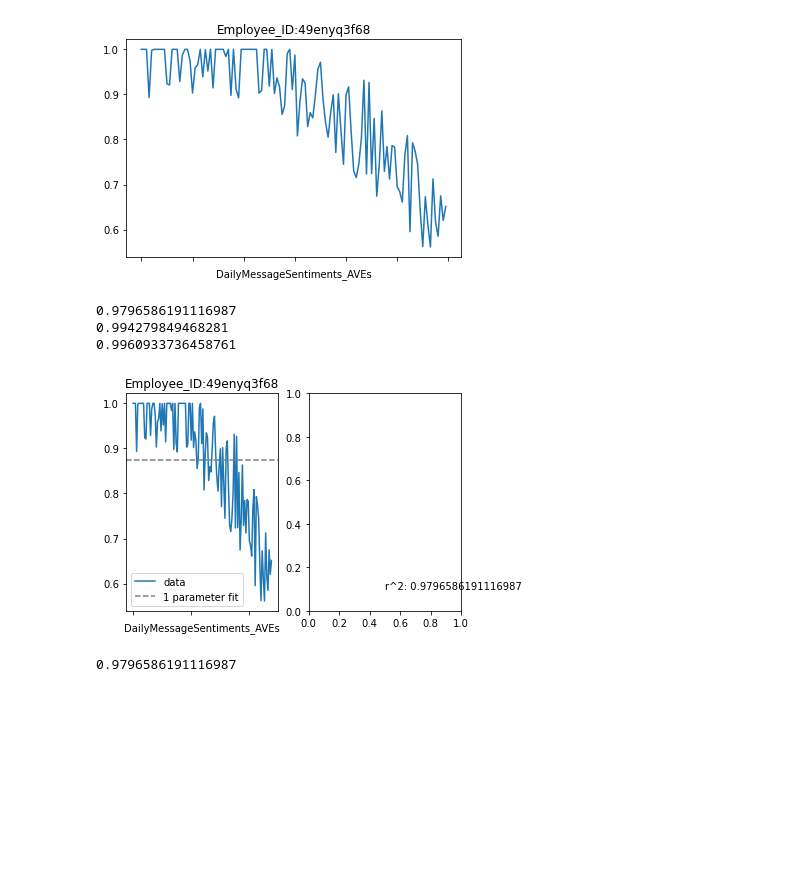
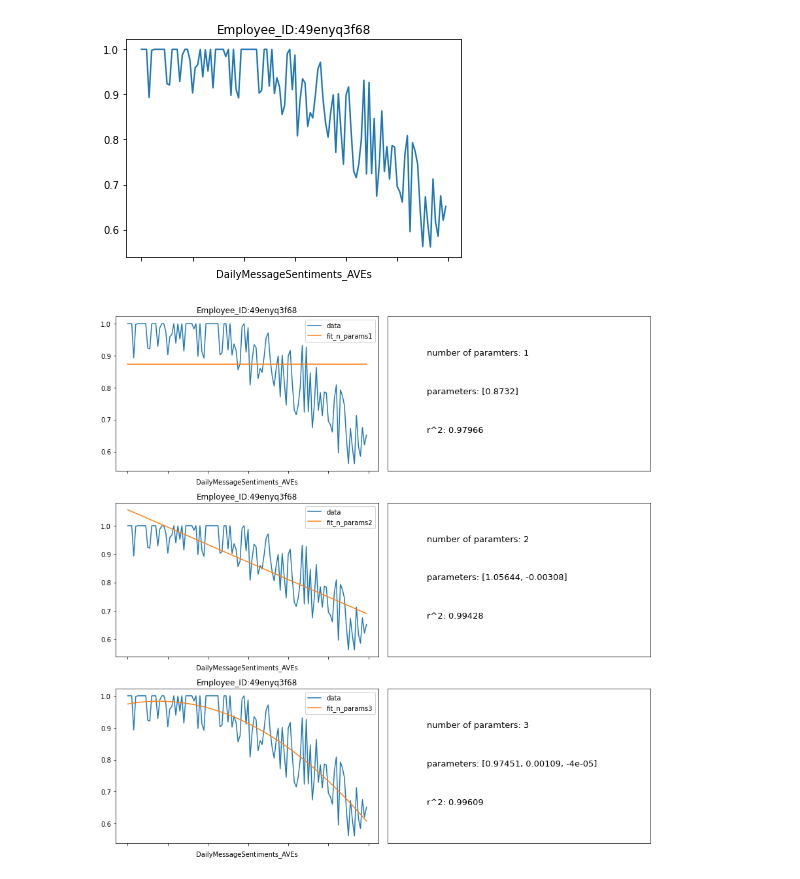
Before and after one commit to PacktPublishing/Zero-to-Hero-Data-Preparation-Workshop, a Jupyter notebook: ch2/generate_figures.ipynb, the cells around one changed output. Cells and saved outputs as stored; diff of their text form; code cells hidden in the pictures; blank space fills up the shorter version.

```diff
--- a/ch2/generate_figures.ipynb
+++ b/ch2/generate_figures.ipynb
@@ -21,15 +1,26 @@ employee_df
 # %%
+# Drawing Figure 1.7
+
+import pandas as pd
+import matplotlib.pyplot as plt
+
+employee_df = pd.read_csv('data/employee_simulated.csv')
+
 y = employee_df.loc[0,'DailyMessageSentiments_AVE_day0':'DailyMessageSentiments_AVE_day119']
 ax = y.plot()
 ax.set_xticklabels([])
 ax.set_xlabel('DailyMessageSentiments_AVEs')
 ax.set_title(f'Employee_ID:{employee_df.loc[0,"Employee_ID"]}')
-plt.savefig(f'images/DailyMessageSentiments_AVEs_Employee_ID_{employee_df.loc[8,"Employee_ID"]}.png',dpi=500)
+plt.savefig(f'images/DailyMessageSentiments_AVEs_Employee_ID_{employee_df.loc[0,"Employee_ID"]}.png',dpi=500)
 # %% [output]
 [figure]
 # %%
+# Drawing Figure 1.8
+
 import numpy as np
 from scipy.optimize import curve_fit
+import pandas as pd
+import matplotlib.pyplot as plt
 
 def r2(y,y_fit):
     TSS = (y**2).sum()
@@ -37,7 +28,7 @@ def r2(y,y_fit):
     return 1- RSS/TSS
 
 def func1par(x,p1):
-    return p1
+    return p1 + x*0
 
 def func2par(x,p1,p2):
     return p1 + p2*x
@@ -47,49 +38,45 @@ def func3par(x,p1,p2,p3):
 
 funcs = [func1par,func2par,func3par]
 # %%
+employee_df = pd.read_csv('data/employee_simulated.csv')
+
 y = employee_df.loc[0,'DailyMessageSentiments_AVE_day0':'DailyMessageSentiments_AVE_day119']
 x = np.arange(len(y))
+
+fig,axs = plt.subplots(3,2,figsize=(12,12))
 
 for i in range(3):
     ps, _ = curve_fit(funcs[i], x, y)
 
     if i == 0:
         y_fit = funcs[i](x,ps[0])
     if i == 1:
         y_fit = funcs[i](x,ps[0],ps[1])
     if i == 2:
         y_fit = funcs[i](x,ps[0],ps[1],ps[2])
 
     r2_score = r2(y,y_fit)
 
+    ax = axs[i,0]
 
-    print(r2_score)
+    y.plot(label='data',ax=ax)
+    ax.plot(x,y_fit, label=f'fit_n_params{i+1}')
+
+    ax.set_xticklabels([])
+    ax.set_xlabel('DailyMessageSentiments_AVEs')
+    ax.set_title(f'Employee_ID:{employee_df.loc[0,"Employee_ID"]}')
+    ax.legend()
+
+    ax = axs[i,1]
+
+
+    ax.annotate(xy=(0.15,0.75),text=f'number of paramters: {i+1}',size=13)
+    ax.annotate(xy=(0.15,0.5),text=f'parameters: {str([np.round(p,5) for p in ps])}',size=13)
+    ax.annotate(xy=(0.15,0.25),text=f'r^2: {np.round(r2_score,5)}',size=13)
+    ax.set_xticks([])
+    ax.set_yticks([])
+
+plt.tight_layout()
+plt.savefig(f'images/Feature_Extraction_Employee_ID_{employee_df.loc[0,"Employee_ID"]}.png',dpi=500)
 # %% [output]
-0.9796586191116987
-0.994279849468281
-0.9960933736458761
+[figure, added]
-# %%
-
-
-y = employee_df.loc[0,'DailyMessageSentiments_AVE_day0':'DailyMessageSentiments_AVE_day119']
-y_fit = pd.Series(y.mean(),index =y.index)
-r2_score = r2(y,y_fit)
-
-fig, axs = plt.subplots(1, 2)
-ax = axs[0]
-y.plot(label='data',ax=ax)
-ax.axhline(y.mean(),label = '1 parameter fit',c='gray',linestyle='--')
-
-ax.set_xticklabels([])
-ax.set_xlabel('DailyMessageSentiments_AVEs')
-ax.set_title(f'Employee_ID:{employee_df.loc[0,"Employee_ID"]}')
-ax.legend()
-
-ax = axs[1]
-ax.annotate(xy=(0.5,0.1),text=f'r^2: {r2_score}')
-
-plt.show()
-print(r2(y,y_fit))
-# %% [output]
-[figure, removed]
-0.9796586191116987
```
Also changed, not shown: parts of 9 cells of this notebook, 4 other files.
